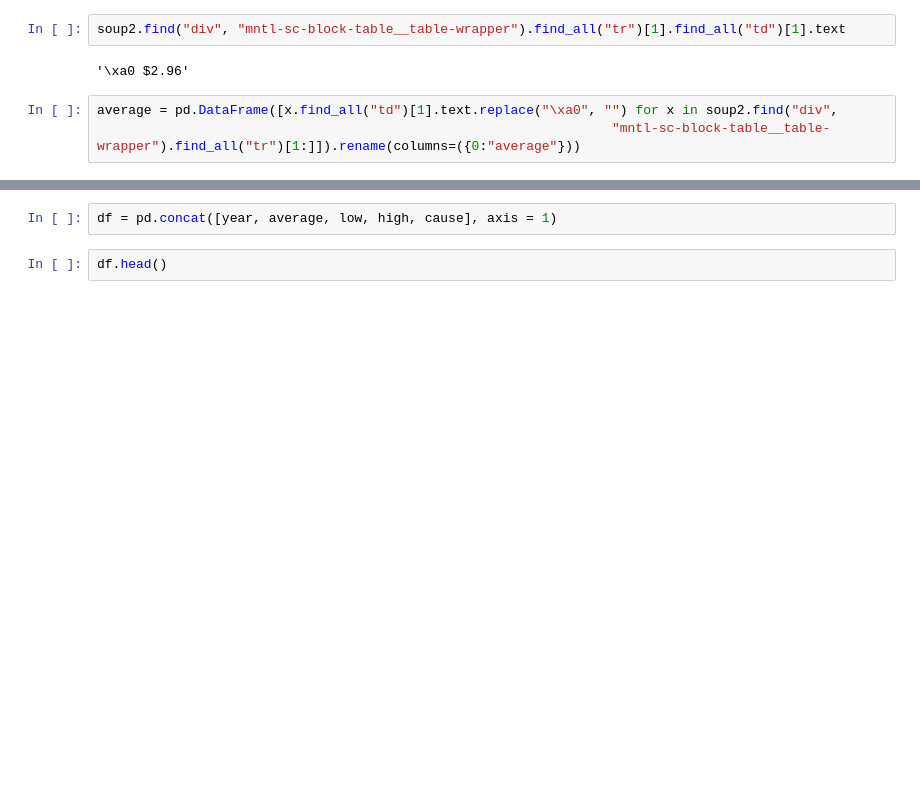
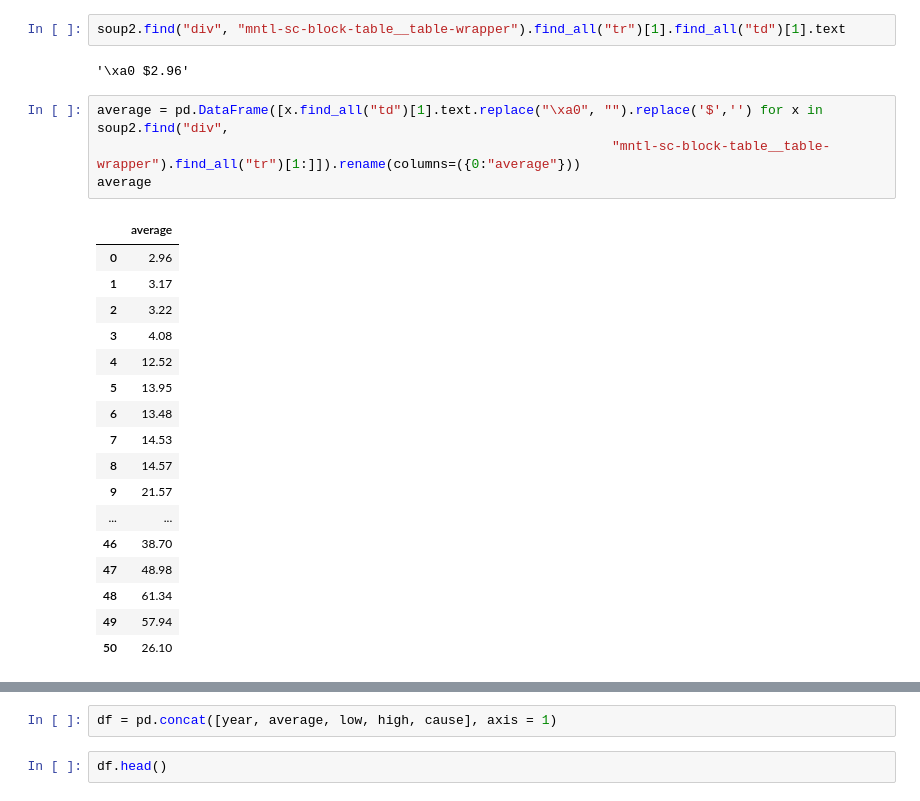
Before and after one commit to Ayomi-tech/Silver-Price-and-Oil-Price-interaction, a Jupyter notebook: scrapping oil price main.ipynb, the cells around one changed output, grey strips where cells are left out. Saved outputs shown, nothing was run; the diff lists cells and outputs as text; blank space fills up the shorter version.

```diff
--- a/scrapping oil price main.ipynb
+++ b/scrapping oil price main.ipynb
@@ -19,6 +19,25 @@ soup2.find("div", "mntl-sc-block-table__table-wrapper").find_all("tr")[1].find_a
 # %% [output]
 '\xa0 $2.96'
 # %%
-average = pd.DataFrame([x.find_all("td")[1].text.replace("\xa0", "") for x in soup2.find("div",
+average = pd.DataFrame([x.find_all("td")[1].text.replace("\xa0", "").replace('$','') for x in soup2.find("div",
                                                                   "mntl-sc-block-table__table-wrapper").find_all("tr")[1:]]).rename(columns=({0:"average"}))
+average
+# %% [output]
+|  | average |
+| 0 | 2.96 |
+| 1 | 3.17 |
+| 2 | 3.22 |
+| 3 | 4.08 |
+| 4 | 12.52 |
+| 5 | 13.95 |
+| 6 | 13.48 |
+| 7 | 14.53 |
+| 8 | 14.57 |
+| 9 | 21.57 |
+| ... | ... |
+| 46 | 38.70 |
+| 47 | 48.98 |
+| 48 | 61.34 |
+| 49 | 57.94 |
+| 50 | 26.10 |
 # %%
```
Also changed, not shown: parts of 16 cells of this notebook, 1 other file.
